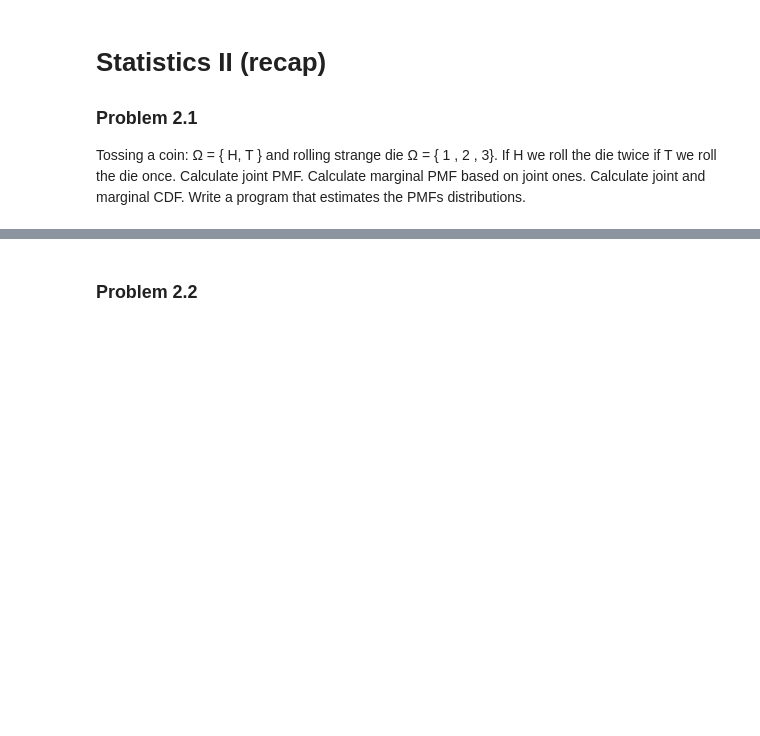
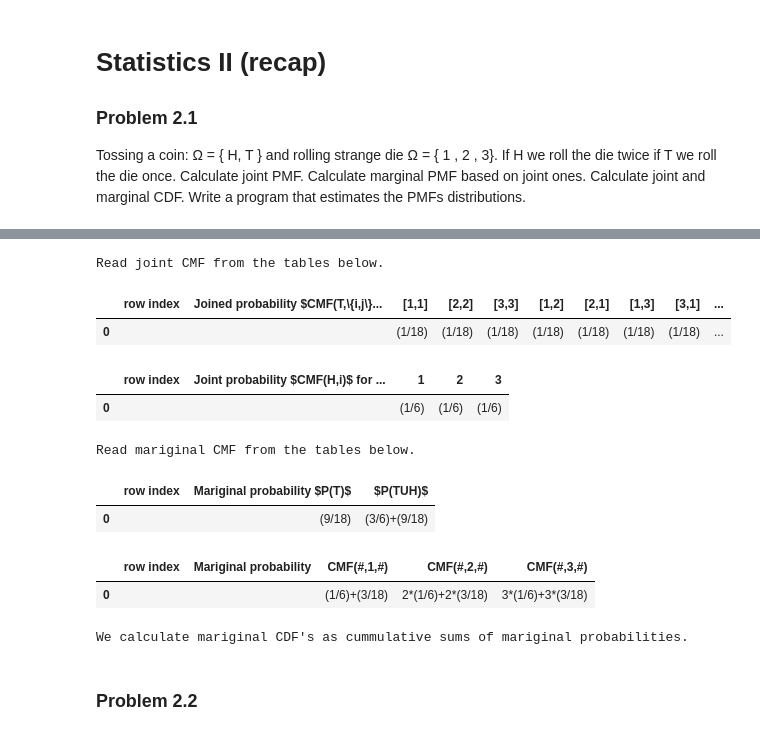
Before and after one commit to kmiec96/Modern-data-science, a Jupyter notebook: ML_2021_set2.ipynb, the cells around one changed output, grey strips where cells are left out. Cells and saved outputs as stored; diff of their text form; code cells hidden in the pictures; blank space fills up the shorter version.

```diff
--- a/ML_2021_set2.ipynb
+++ b/ML_2021_set2.ipynb
@@ -335,3 +386,40 @@ Tossing a coin: Ω = { H, T } and rolling strange die Ω = { 1 , 2 , 3}. If H we
+# %%
+print("Read joint CMF from the tables below.")
+Dane_T=np.array([["","",'(1/18)','(1/18)','(1/18)','(1/18)','(1/18)','(1/18)','(1/18)','(1/18)','(1/18)']])
+
+Dane_display_T= pd.DataFrame(Dane_T,columns=['row index','Joined probability $CMF(T,\{i,j\})$ for $\{i,j\}=$','[1,1]','[2,2]','[3,3]','[1,2]','[2,1]','[1,3]','[3,1]','[2,3]','[3,2]'])
+display(Dane_display_T)
+
+Dane_H=np.array([["","",'(1/6)','(1/6)','(1/6)']])
+Dane_display_H= pd.DataFrame(Dane_H,columns=['row index','Joint probability $CMF(H,i)$ for $i =$','1','2','3'])
+display(Dane_display_H)
+
+print("Read mariginal CMF from the tables below.")
+
+#Mariginal CMF: P(x=T), P(x= T or H)
+Dane_HT=np.array([["",'(9/18)','(3/6)+(9/18)']])
+Dane_display_HT= pd.DataFrame(Dane_HT, columns=['row index','Mariginal probability $P(T)$', '$P(TUH)$'])
+display(Dane_display_HT)
+
+#Mariginal CMF: P(#,1,#), P(#,2,#), P(#,3,#)
+Dane_1=np.array([["","",'(1/6)+(3/18)','2*(1/6)+2*(3/18)','3*(1/6)+3*(3/18)']])
+
+Dane_display_1= pd.DataFrame(Dane_1, columns=['row index','Mariginal probability', 'CMF(#,1,#)','CMF(#,2,#)', 'CMF(#,3,#)'])
+display(Dane_display_1)
+
+print("\nWe calculate mariginal CDF's as cummulative sums of mariginal probabilities.\n")
+# %% [output]
+Read joint CMF from the tables below.
+|  | row index | Joined probability $CMF(T,\{i,j\}... | [1,1] | [2,2] | [3,3] | [1,2] | [2,1] | [1,3] | [3,1] | ... |
+| 0 |  |  | (1/18) | (1/18) | (1/18) | (1/18) | (1/18) | (1/18) | (1/18) | ... |
+|  | row index | Joint probability $CMF(H,i)$ for ... | 1 | 2 | 3 |
+| 0 |  |  | (1/6) | (1/6) | (1/6) |
+Read mariginal CMF from the tables below.
+|  | row index | Mariginal probability $P(T)$ | $P(TUH)$ |
+| 0 |  | (9/18) | (3/6)+(9/18) |
+|  | row index | Mariginal probability | CMF(#,1,#) | CMF(#,2,#) | CMF(#,3,#) |
+| 0 |  |  | (1/6)+(3/18) | 2*(1/6)+2*(3/18) | 3*(1/6)+3*(3/18) |
+We calculate mariginal CDF's as cummulative sums of mariginal probabilities.
 # %% [markdown]
 ### Problem 2.2
 # %% [markdown]
```
Also changed, not shown: parts of 3 cells of this notebook.
